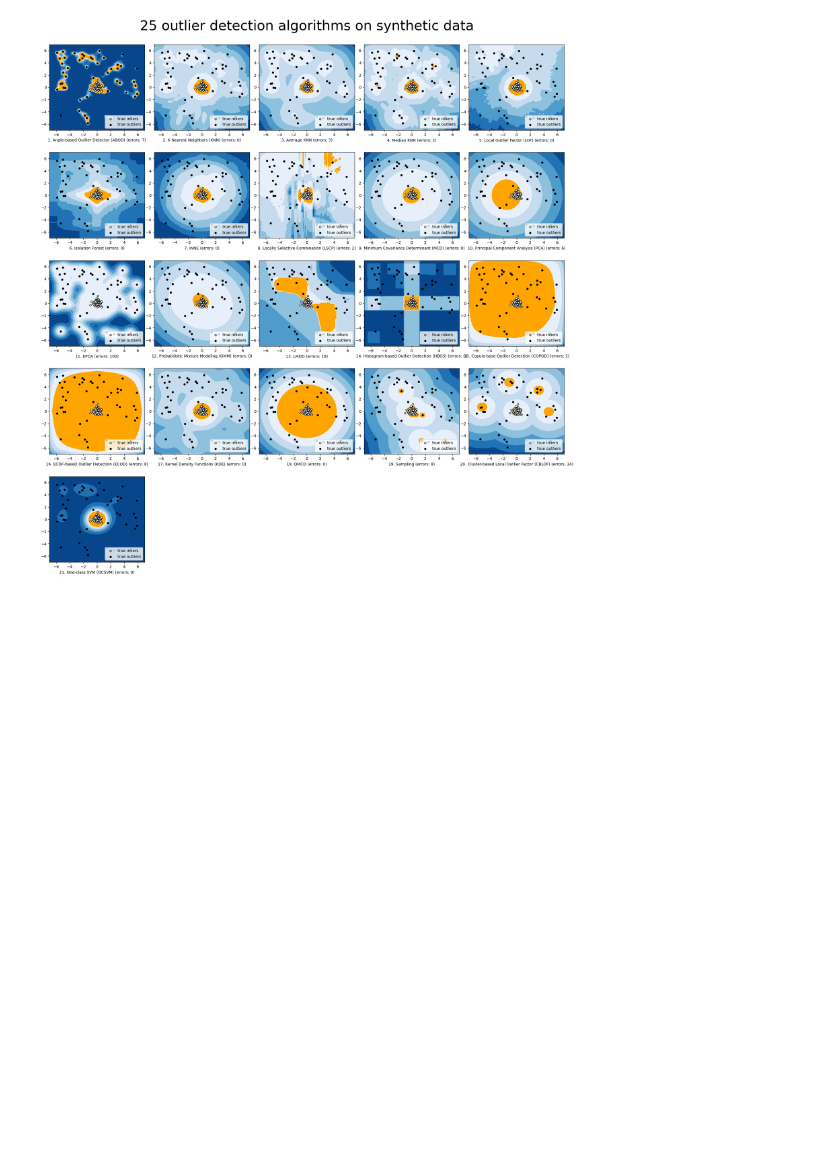
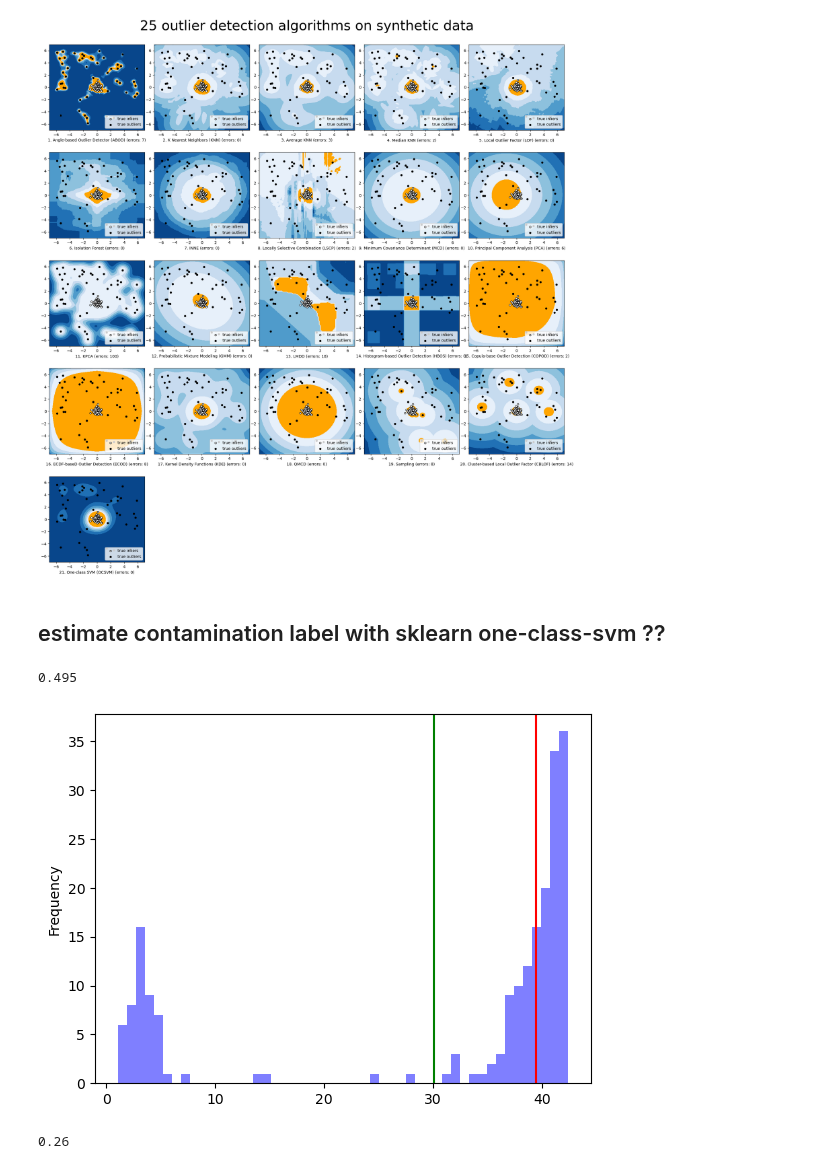
Before and after one commit to jmquintana79/utilsDS, a Jupyter notebook: notebooks/anomaly_detection/anomaly_detection-pyod.ipynb, the cells around one changed output. Cells and saved outputs as stored; diff of their text form; code cells hidden in the pictures; blank space fills up the shorter version.

Commit message:
Proposed a method to estimate the contamination ratio

```diff
--- a/notebooks/anomaly_detection/anomaly_detection-pyod.ipynb
+++ b/notebooks/anomaly_detection/anomaly_detection-pyod.ipynb
@@ -283,3 +283,34 @@ OMP: Info #276: omp_set_nested routine deprecated, please use omp_set_max_active
 
 21 fitting One-class SVM (OCSVM)
 [figure]
+# %% [markdown]
+## estimate contamination label with sklearn one-class-svm ??
+# %%
+from sklearn.svm import OneClassSVM
+clf = OneClassSVM(gamma='auto').fit(X)
+a_prediction = clf.predict(X)
+a_scores = clf.score_samples(X)
+# %%
+estimated_outliers_fraction = np.sum(a_prediction==-1) / len(a_prediction)
+estimated_outliers_fraction
+# %% [output]
+0.495
+# %%
+import pandas as pd
+import matplotlib.pyplot as plt
+_, ax = plt.subplots()
+dfa = pd.DataFrame({'anomalous':a_prediction, 'score':a_scores}).sort_values("anomalous")
+dfa["score"].plot(kind = 'hist', ax = ax, color="blue", alpha = .5, bins = 50)
+t = np.mean([dfa[dfa.anomalous == 1]["score"].min(), dfa[dfa.anomalous == -1]["score"].max()])
+my_threshold = np.median(a_scores) - (np.percentile(a_scores, 75) - np.percentile(a_scores, 25)) / 2 # median - (IQR/2)
+ax.axvline(t, color = 'red')
+ax.axvline(my_threshold, color = 'green')
+plt.show()
+# %% [output]
+[figure, added]
+# %%
+# estimate new outlier fraction
+estimated_modified_outliers_fraction = np.sum(a_scores < my_threshold) / len(X)
+estimated_modified_outliers_fraction
+# %% [output]
+0.26
```
Also changed, not shown: parts of 1 cell of this notebook.
